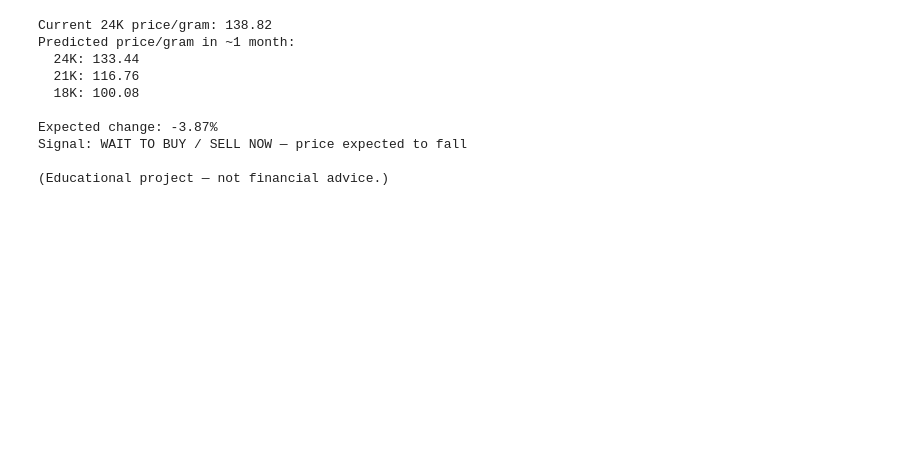
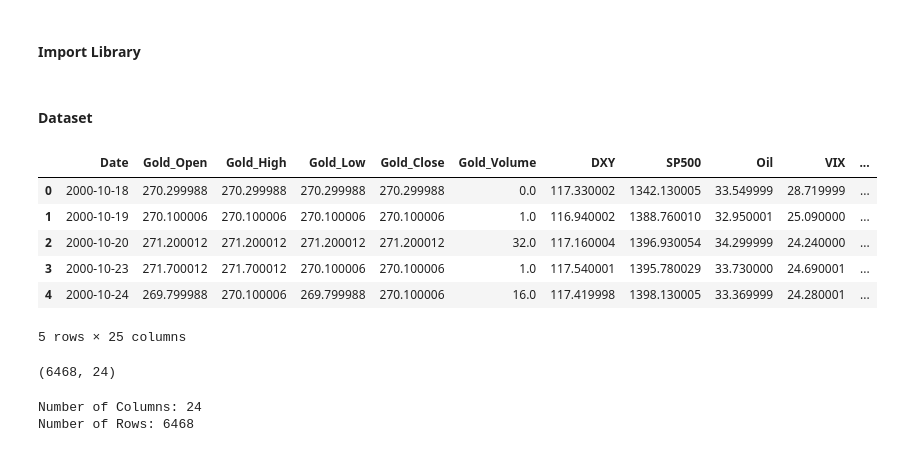
Before and after one commit to Haya-Alwizrah/GOLD-PRICES-ANALYSIS, a Jupyter notebook: GoldPrice.ipynb, the cells around one changed output. Saved outputs shown, nothing was run; the diff lists cells and outputs as text; code cells hidden in the pictures; blank space fills up the shorter version.

```diff
--- a/GoldPrice.ipynb
+++ b/GoldPrice.ipynb
@@ -324,43 +1,2 @@ Building features from the most recent data (no target available yet, that's wha
-# %%
-latest_features = build_features(df)
-latest_row = latest_features[FEATURE_COLS].iloc[[-1]].values
-latest_row_s = scaler_X.transform(latest_row)
-
-pred_s = final_model.predict(latest_row_s, verbose=0).ravel()[0]
-pred_24K = scaler_y.inverse_transform([[pred_s]])[0][0]
-
-current_24K = df["24K"].iloc[-1]
-pct_change = (pred_24K - current_24K) / current_24K * 100
-
-karat_forecast = {
-    "24K": pred_24K,
-    "21K": pred_24K * 21/24,
-    "18K": pred_24K * 18/24,
-}
-
-BUY_THRESHOLD, SELL_THRESHOLD = 2.0, -2.0   # % move considered "meaningful"
-if pct_change > BUY_THRESHOLD:
-    signal = "BUY NOW / SELL LATER — price expected to rise"
-elif pct_change < SELL_THRESHOLD:
-    signal = "WAIT TO BUY / SELL NOW — price expected to fall"
-else:
-    signal = "HOLD — no strong trend expected"
-
-print(f"Current 24K price/gram: {current_24K:.2f}")
-print(f"Predicted price/gram in ~1 month:")
-for k, v in karat_forecast.items():
-    print(f"  {k}: {v:.2f}")
-print(f"\nExpected change: {pct_change:+.2f}%")
-print(f"Signal: {signal}")
-print("\n(Educational project — not financial advice.)")
-# %% [output]
-Current 24K price/gram: 138.82
-Predicted price/gram in ~1 month:
-  24K: 133.44
-  21K: 116.76
-  18K: 100.08
-
-Expected change: -3.87%
-Signal: WAIT TO BUY / SELL NOW — price expected to fall
-
-(Educational project — not financial advice.)
+# %% [markdown]
+#### Import Library
@@ -366,0 +13,24 @@ Signal: WAIT TO BUY / SELL NOW — price expected to fall
+# %% [markdown]
+#### Dataset
+# %%
+df = pd.read_csv("gold_data.csv")
+# %%
+df.head()
+# %% [output]
+|  | Date | Gold_Open | Gold_High | Gold_Low | Gold_Close | Gold_Volume | DXY | SP500 | Oil | VIX | ... |
+| 0 | 2000-10-18 | 270.299988 | 270.299988 | 270.299988 | 270.299988 | 0.0 | 117.330002 | 1342.130005 | 33.549999 | 28.719999 | ... |
+| 1 | 2000-10-19 | 270.100006 | 270.100006 | 270.100006 | 270.100006 | 1.0 | 116.940002 | 1388.760010 | 32.950001 | 25.090000 | ... |
+| 2 | 2000-10-20 | 271.200012 | 271.200012 | 271.200012 | 271.200012 | 32.0 | 117.160004 | 1396.930054 | 34.299999 | 24.240000 | ... |
+| 3 | 2000-10-23 | 271.700012 | 271.700012 | 270.100006 | 270.100006 | 1.0 | 117.540001 | 1395.780029 | 33.730000 | 24.690001 | ... |
+| 4 | 2000-10-24 | 269.799988 | 270.100006 | 269.799988 | 270.100006 | 16.0 | 117.419998 | 1398.130005 | 33.369999 | 24.280001 | ... |
+5 rows × 25 columns
+# %%
+df.shape
+# %% [output]
+(6468, 24)
+# %%
+print("Number of Columns:", df.shape[1])
+print("Number of Rows:", df.shape[0])
+# %% [output]
+Number of Columns: 24
+Number of Rows: 6468
```
Also changed, not shown: parts of 45 cells of this notebook.
